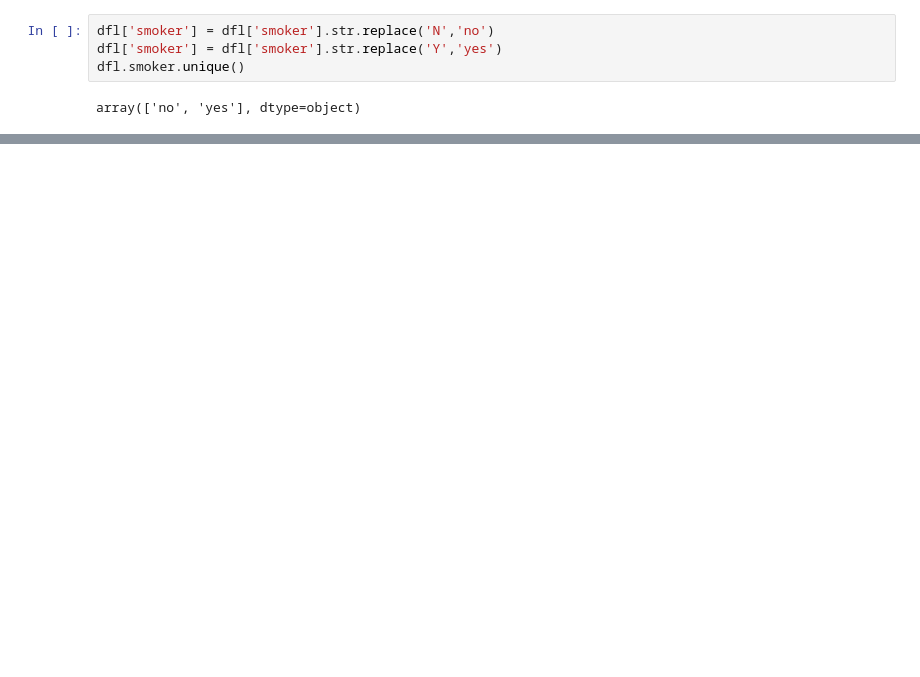
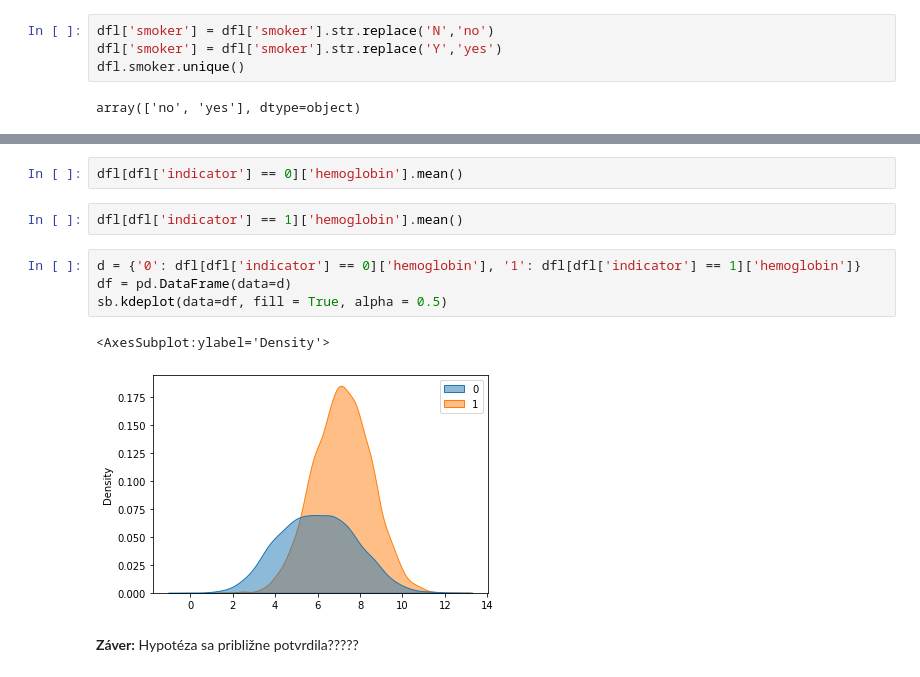
Before and after one commit to hajdu1/IAU-Projekt, a Jupyter notebook: EDA.ipynb, the cells around one changed output, grey strips where cells are left out. Cells and saved outputs as stored; diff of their text form; blank space fills up the shorter version.

```diff
--- a/EDA.ipynb
+++ b/EDA.ipynb
@@ -203,0 +183,13 @@ array(['no', 'yes'], dtype=object)
+# %%
+dfl[dfl['indicator'] == 0]['hemoglobin'].mean()
+# %%
+dfl[dfl['indicator'] == 1]['hemoglobin'].mean()
+# %%
+d = {'0': dfl[dfl['indicator'] == 0]['hemoglobin'], '1': dfl[dfl['indicator'] == 1]['hemoglobin']}
+df = pd.DataFrame(data=d)
+sb.kdeplot(data=df, fill = True, alpha = 0.5)
+# %% [output]
+<AxesSubplot:ylabel='Density'>
+[figure, added]
+# %% [markdown]
+**Záver:** Hypotéza sa približne potvrdila?????
```
Also changed, not shown: parts of 47 cells of this notebook.
